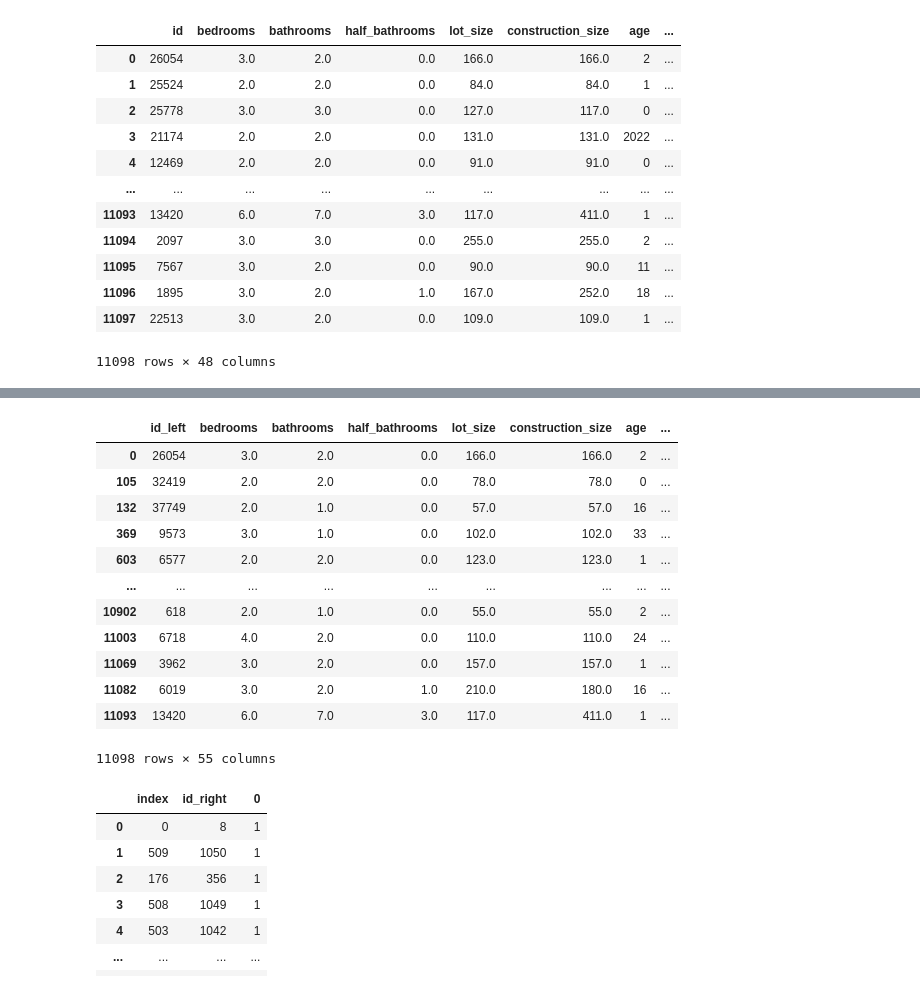
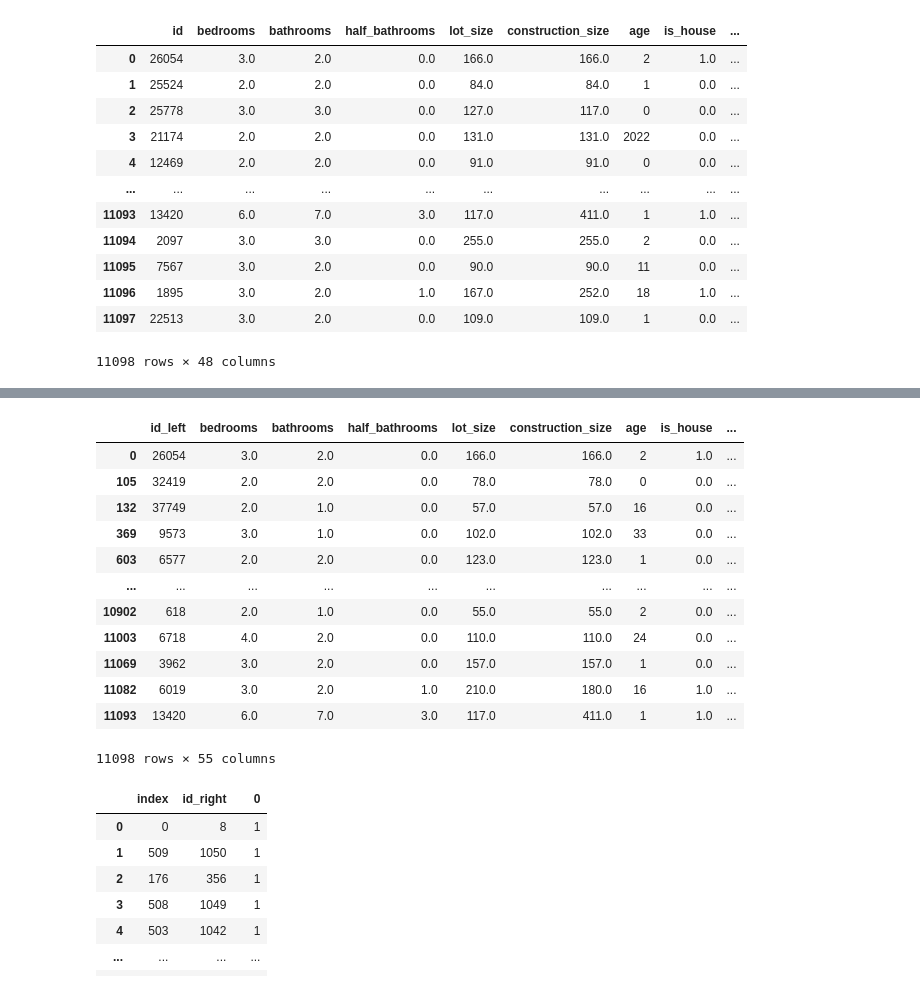
Before and after one commit to EwoutvanderVelde/SpatialCourse, a Jupyter notebook: 4_data_aggregation.ipynb, the cells around one changed output, grey strips where cells are left out. Drawn from its saved outputs; the diff is of its cells as text; code cells hidden in the pictures.

Commit message:
- Added the boolean column "is_house", which contains FALSE if the property has the ID 1 or TRUE if it is a 3 - GWR and MGWR working with the new dataset

```diff
--- a/4_data_aggregation.ipynb
+++ b/4_data_aggregation.ipynb
@@ -30,20 +24,28 @@ In a future release, GeoPandas will switch to using Shapely by default. If you a
 # %%
 #Load data to aggregate
 df = gpd.read_file("data/properties_distance_final.gpkg", layer = "properties_distance_final")
+
+
+
+#Is house?
+# check if is house
+df.loc[df["property_type_id_id"] == 1,  "property_type_id_id"] = 0
+df.loc[df["property_type_id_id"] == 3,  "property_type_id_id"] = 1
+df = df.rename(columns={'property_type_id_id': 'is_house'})
 df
 # %% [output]
-|  | id | bedrooms | bathrooms | half_bathrooms | lot_size | construction_size | age | ... |
-| 0 | 26054 | 3.0 | 2.0 | 0.0 | 166.0 | 166.0 | 2 | ... |
-| 1 | 25524 | 2.0 | 2.0 | 0.0 | 84.0 | 84.0 | 1 | ... |
-| 2 | 25778 | 3.0 | 3.0 | 0.0 | 127.0 | 117.0 | 0 | ... |
-| 3 | 21174 | 2.0 | 2.0 | 0.0 | 131.0 | 131.0 | 2022 | ... |
-| 4 | 12469 | 2.0 | 2.0 | 0.0 | 91.0 | 91.0 | 0 | ... |
-| ... | ... | ... | ... | ... | ... | ... | ... | ... |
-| 11093 | 13420 | 6.0 | 7.0 | 3.0 | 117.0 | 411.0 | 1 | ... |
-| 11094 | 2097 | 3.0 | 3.0 | 0.0 | 255.0 | 255.0 | 2 | ... |
-| 11095 | 7567 | 3.0 | 2.0 | 0.0 | 90.0 | 90.0 | 11 | ... |
-| 11096 | 1895 | 3.0 | 2.0 | 1.0 | 167.0 | 252.0 | 18 | ... |
-| 11097 | 22513 | 3.0 | 2.0 | 0.0 | 109.0 | 109.0 | 1 | ... |
+|  | id | bedrooms | bathrooms | half_bathrooms | lot_size | construction_size | age | is_house | ... |
+| 0 | 26054 | 3.0 | 2.0 | 0.0 | 166.0 | 166.0 | 2 | 1.0 | ... |
+| 1 | 25524 | 2.0 | 2.0 | 0.0 | 84.0 | 84.0 | 1 | 0.0 | ... |
+| 2 | 25778 | 3.0 | 3.0 | 0.0 | 127.0 | 117.0 | 0 | 0.0 | ... |
+| 3 | 21174 | 2.0 | 2.0 | 0.0 | 131.0 | 131.0 | 2022 | 0.0 | ... |
+| 4 | 12469 | 2.0 | 2.0 | 0.0 | 91.0 | 91.0 | 0 | 0.0 | ... |
+| ... | ... | ... | ... | ... | ... | ... | ... | ... | ... |
+| 11093 | 13420 | 6.0 | 7.0 | 3.0 | 117.0 | 411.0 | 1 | 1.0 | ... |
+| 11094 | 2097 | 3.0 | 3.0 | 0.0 | 255.0 | 255.0 | 2 | 0.0 | ... |
+| 11095 | 7567 | 3.0 | 2.0 | 0.0 | 90.0 | 90.0 | 11 | 0.0 | ... |
+| 11096 | 1895 | 3.0 | 2.0 | 1.0 | 167.0 | 252.0 | 18 | 1.0 | ... |
+| 11097 | 22513 | 3.0 | 2.0 | 0.0 | 109.0 | 109.0 | 1 | 0.0 | ... |
 11098 rows × 48 columns
 # %%
 colonias_gdf = gpd.read_file("data/colonias.geojson", layer='colonias')
@@ -68,18 +70,18 @@ colonias_gdf
 join_df = df.sjoin(colonias_gdf, how="inner")
 join_df
 # %% [output]
-|  | id_left | bedrooms | bathrooms | half_bathrooms | lot_size | construction_size | age | ... |
-| 0 | 26054 | 3.0 | 2.0 | 0.0 | 166.0 | 166.0 | 2 | ... |
-| 105 | 32419 | 2.0 | 2.0 | 0.0 | 78.0 | 78.0 | 0 | ... |
-| 132 | 37749 | 2.0 | 1.0 | 0.0 | 57.0 | 57.0 | 16 | ... |
-| 369 | 9573 | 3.0 | 1.0 | 0.0 | 102.0 | 102.0 | 33 | ... |
-| 603 | 6577 | 2.0 | 2.0 | 0.0 | 123.0 | 123.0 | 1 | ... |
-| ... | ... | ... | ... | ... | ... | ... | ... | ... |
-| 10902 | 618 | 2.0 | 1.0 | 0.0 | 55.0 | 55.0 | 2 | ... |
-| 11003 | 6718 | 4.0 | 2.0 | 0.0 | 110.0 | 110.0 | 24 | ... |
-| 11069 | 3962 | 3.0 | 2.0 | 0.0 | 157.0 | 157.0 | 1 | ... |
-| 11082 | 6019 | 3.0 | 2.0 | 1.0 | 210.0 | 180.0 | 16 | ... |
-| 11093 | 13420 | 6.0 | 7.0 | 3.0 | 117.0 | 411.0 | 1 | ... |
+|  | id_left | bedrooms | bathrooms | half_bathrooms | lot_size | construction_size | age | is_house | ... |
+| 0 | 26054 | 3.0 | 2.0 | 0.0 | 166.0 | 166.0 | 2 | 1.0 | ... |
+| 105 | 32419 | 2.0 | 2.0 | 0.0 | 78.0 | 78.0 | 0 | 0.0 | ... |
+| 132 | 37749 | 2.0 | 1.0 | 0.0 | 57.0 | 57.0 | 16 | 0.0 | ... |
+| 369 | 9573 | 3.0 | 1.0 | 0.0 | 102.0 | 102.0 | 33 | 0.0 | ... |
+| 603 | 6577 | 2.0 | 2.0 | 0.0 | 123.0 | 123.0 | 1 | 0.0 | ... |
+| ... | ... | ... | ... | ... | ... | ... | ... | ... | ... |
+| 10902 | 618 | 2.0 | 1.0 | 0.0 | 55.0 | 55.0 | 2 | 0.0 | ... |
+| 11003 | 6718 | 4.0 | 2.0 | 0.0 | 110.0 | 110.0 | 24 | 0.0 | ... |
+| 11069 | 3962 | 3.0 | 2.0 | 0.0 | 157.0 | 157.0 | 1 | 0.0 | ... |
+| 11082 | 6019 | 3.0 | 2.0 | 1.0 | 210.0 | 180.0 | 16 | 1.0 | ... |
+| 11093 | 13420 | 6.0 | 7.0 | 3.0 | 117.0 | 411.0 | 1 | 1.0 | ... |
 11098 rows × 55 columns
 # %%
 #pd.set_option('display.max_rows', None)
```
Also changed, not shown: parts of 3 cells of this notebook, 4 other files.
